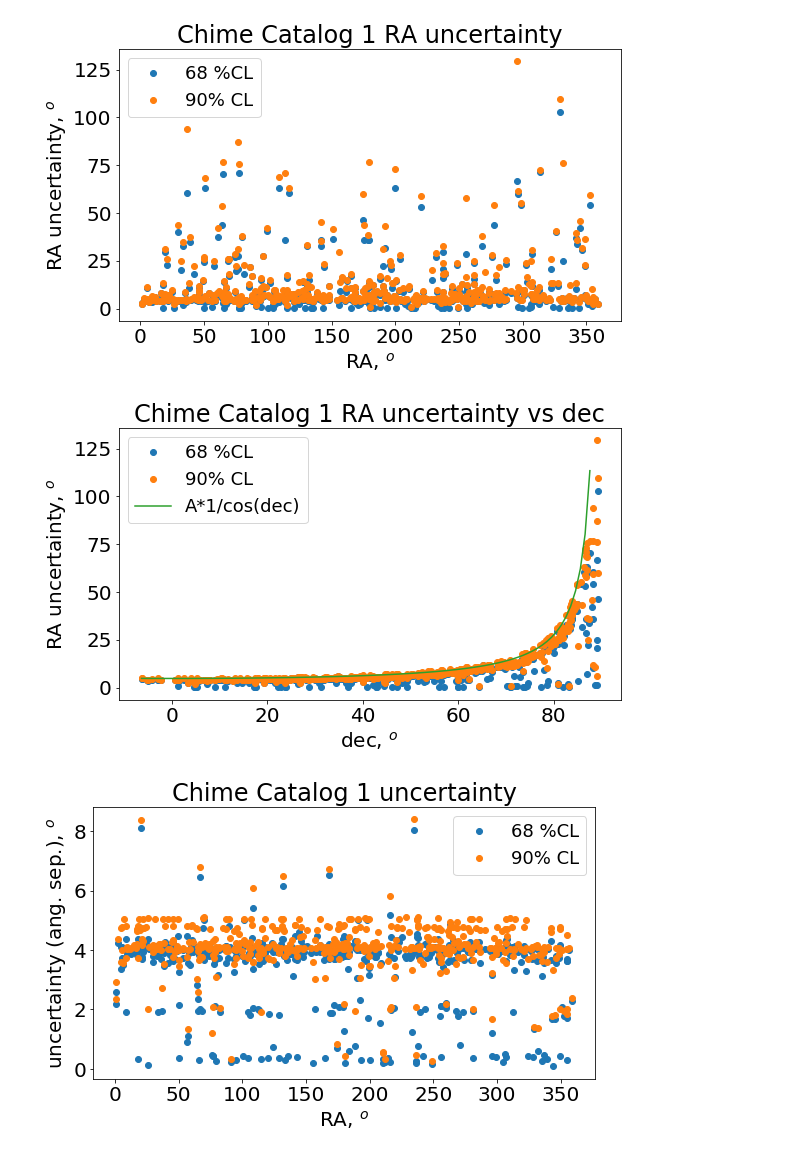
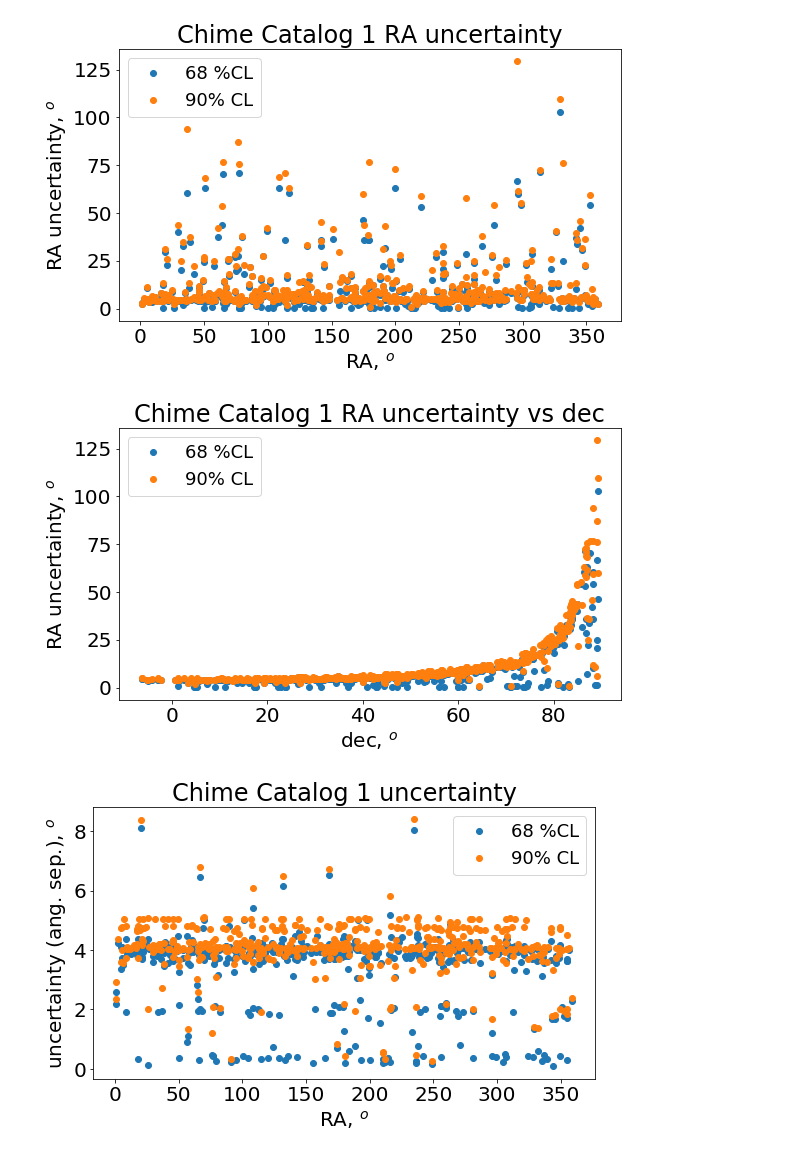
Before and after one commit to jessiethw/FRB, a Jupyter notebook: localizations.ipynb, the cells around one changed output. Cells and saved outputs as stored; diff of their text form; code cells hidden in the pictures.

```diff
--- a/localizations.ipynb
+++ b/localizations.ipynb
@@ -178,23 +178,23 @@ plt.savefig('/home/jthwaites/public_html/frb_param_plots/cat1_raunc2.png')
 # %%
 fig, ax = plt.subplots(figsize=(9,5))
 plt.plot(new_localizations['dec'], new_localizations['ra_unc_68'],
          'o', label='68 %CL', color='C0')
 plt.plot(new_localizations['dec'], new_localizations['ra_unc_90'],
          'o', label='90% CL', color='C1')
 ax.set_ylabel(r'RA uncertainty, $^o$')
 ax.set_xlabel(r'dec, $^o$')
 ax.set_title(r'Chime Catalog 1 RA uncertainty vs dec')
 
 ##looks like a 1/cos fit mult by det syst - show this
 dec=np.arange(min(new_localizations['dec']), 88.5)
 w=np.where(new_localizations['dec']==min(new_localizations['dec']))[0]
 fit=new_localizations['ra_unc_90'][w[0]]*(1/(np.cos(np.radians(dec))))
-plt.plot(dec, fit, color='C2',label='A*1/cos(dec)')
+#plt.plot(dec, fit, color='C2',label='A*1/cos(dec)')
 
 plt.legend(fontsize=18)
 plt.savefig('/home/jthwaites/public_html/frb_param_plots/cat1_raunc_v_dec.png')
 # %% [output]
-[figure, old version]
+[figure, new version]
 # %%
 new_localizations['d_openangle_68']=[]
 new_localizations['d_openangle_90']=[]
```
Also changed, not shown: parts of 4 cells of this notebook, 1 other file.
